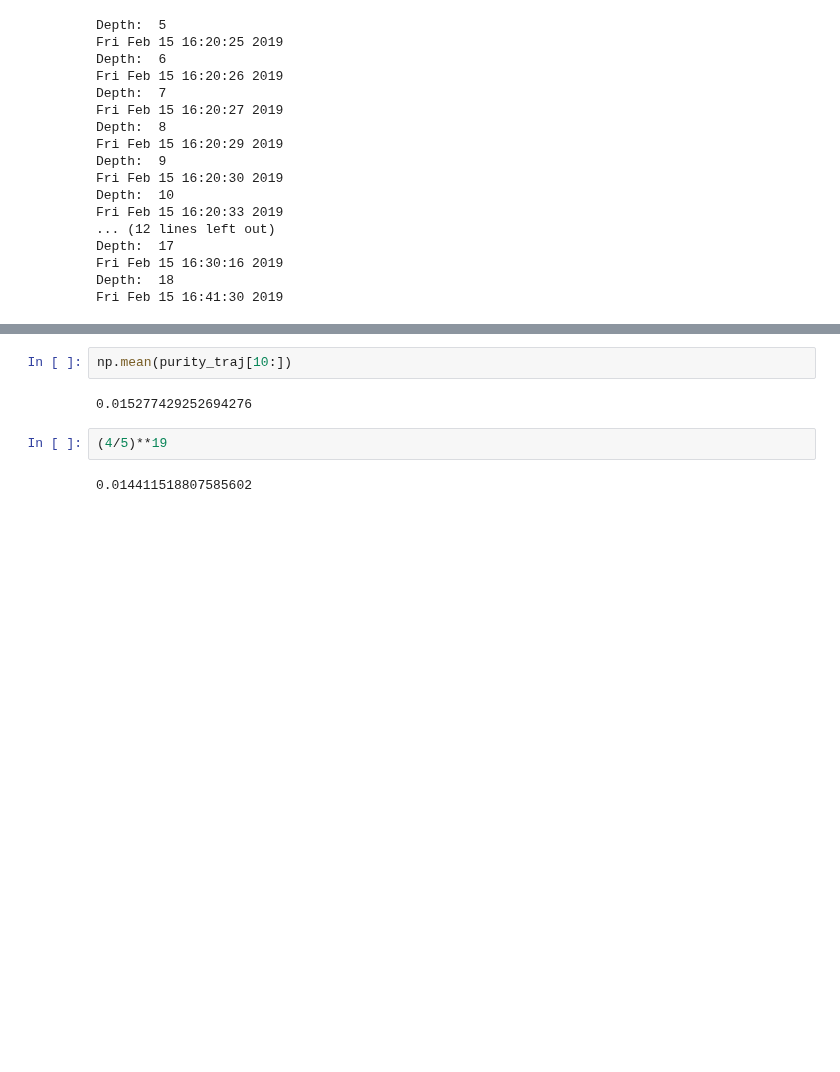
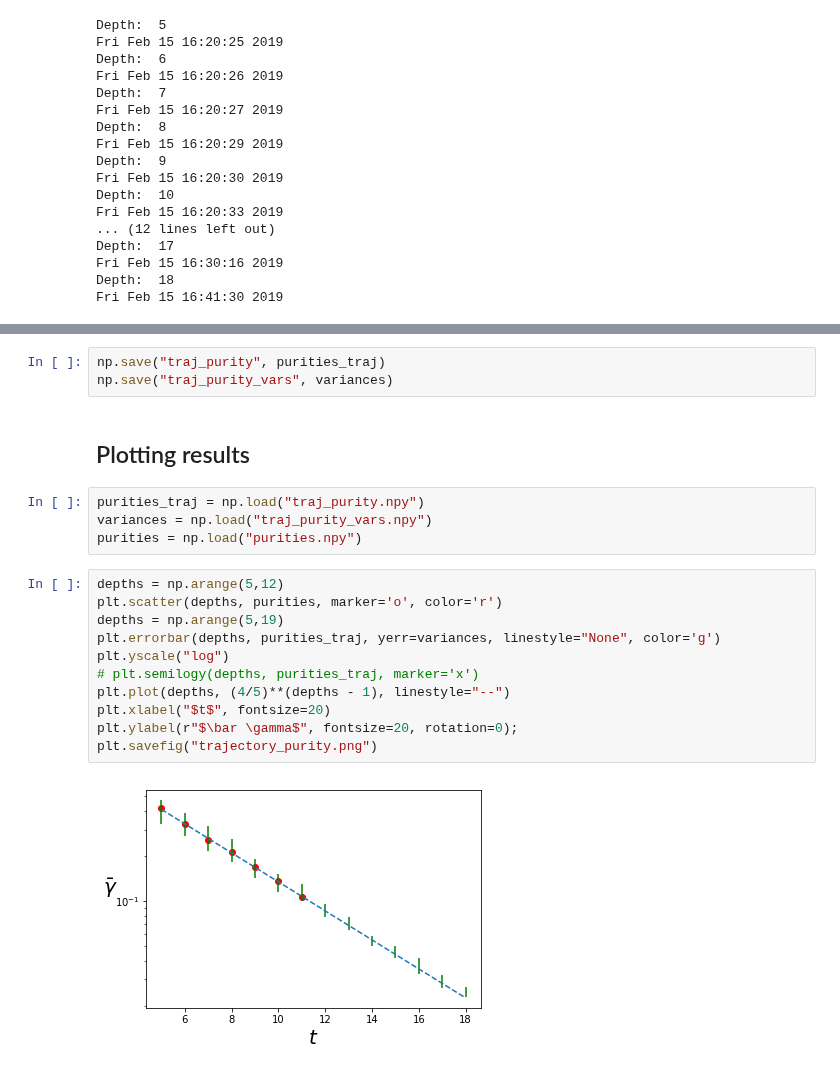
Before and after one commit to AustenLamacraft/ruc, a Jupyter notebook: notebooks/RUC-channel.ipynb, the cells around one changed output, grey strips where cells are left out. Drawn from its saved outputs; the diff is of its cells as text; blank space fills up the shorter version.

```diff
--- a/notebooks/RUC-channel.ipynb
+++ b/notebooks/RUC-channel.ipynb
@@ -303,8 +260,22 @@ plt.plot(purity_traj)
-# %%
-np.mean(purity_traj[10:])
-# %% [output]
-0.015277429252694276
-# %%
-(4/5)**19
-# %% [output]
-0.014411518807585602
+# %%
+np.save("traj_purity", purities_traj)
+np.save("traj_purity_vars", variances)
+# %% [markdown]
+## Plotting results
+# %%
+purities_traj = np.load("traj_purity.npy")
+variances = np.load("traj_purity_vars.npy")
+purities = np.load("purities.npy")
+# %%
+depths = np.arange(5,12)
+plt.scatter(depths, purities, marker='o', color='r')
+depths = np.arange(5,19)
+plt.errorbar(depths, purities_traj, yerr=variances, linestyle="None", color='g')
+plt.yscale("log")
+# plt.semilogy(depths, purities_traj, marker='x')
+plt.plot(depths, (4/5)**(depths - 1), linestyle="--")
+plt.xlabel("$t$", fontsize=20)
+plt.ylabel(r"$\bar \gamma$", fontsize=20, rotation=0);
+plt.savefig("trajectory_purity.png")
+# %% [output]
+[figure, added]
```
Also changed, not shown: parts of 6 cells of this notebook, 2 other files.
